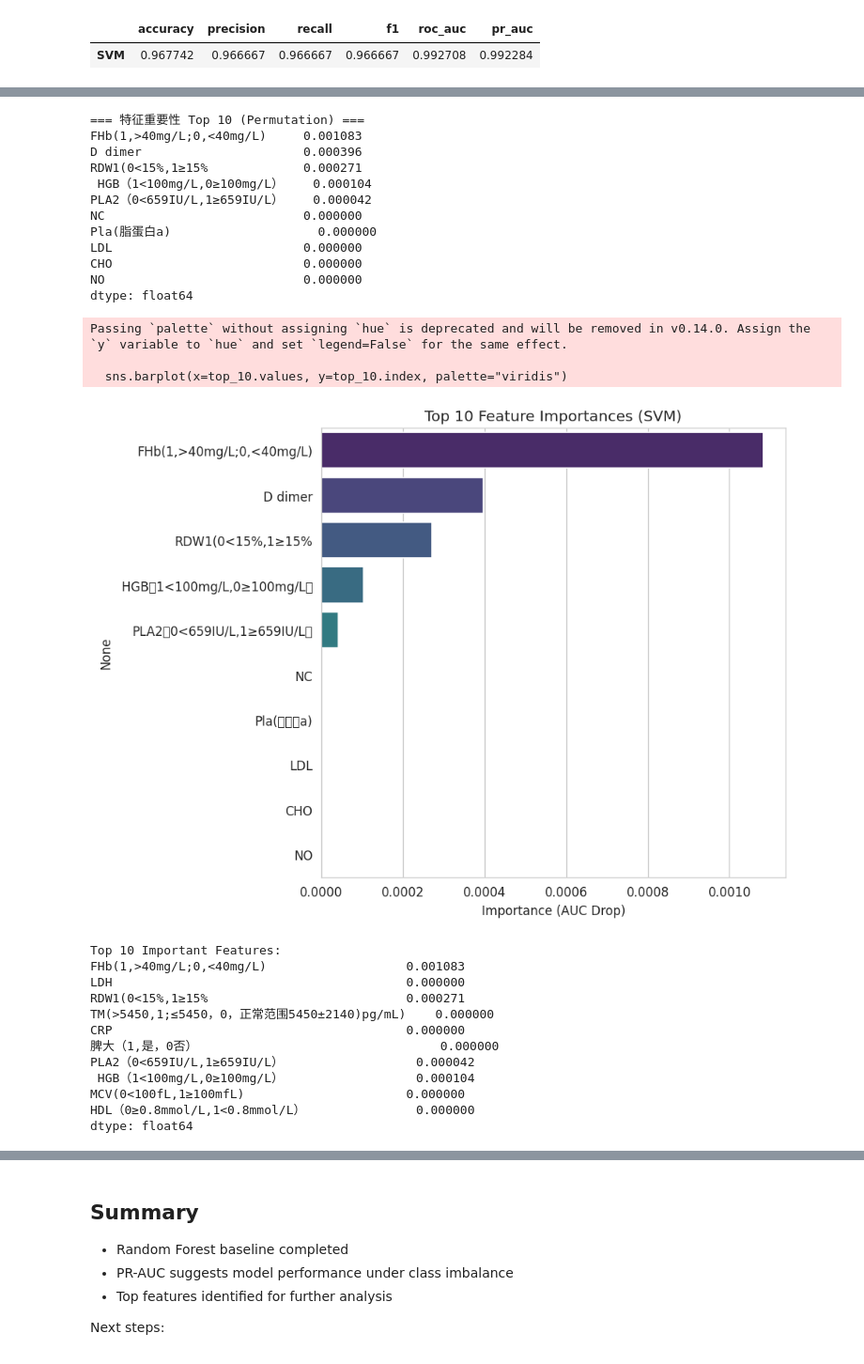
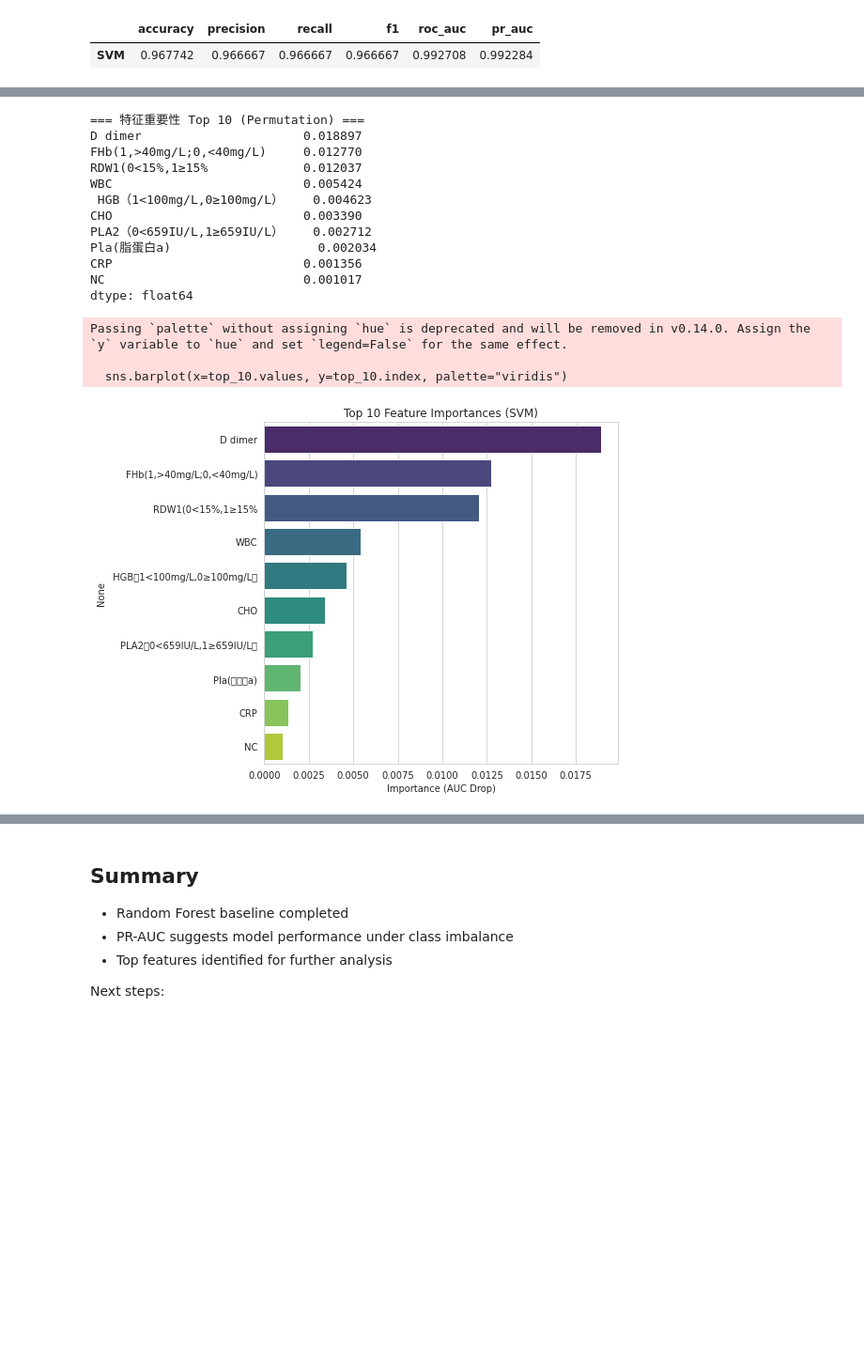
Before and after one commit to enoch321/PLT_Prediction, a Jupyter notebook: notebooks/SVM_PLT.ipynb, the cells around one changed output, grey strips where cells are left out. Shown at 94% size. Drawn from its saved outputs; the diff is of its cells as text; code cells hidden in the pictures; blank space fills up the shorter version.

```diff
--- a/notebooks/SVM_PLT.ipynb
+++ b/notebooks/SVM_PLT.ipynb
@@ -237,7 +237,7 @@ from sklearn.inspection import permutation_importance
 result = permutation_importance(
     model, X, y,
     n_repeats=50,      # 增加重复次数提高稳定性
-    scoring="roc_auc",
+    scoring="f1",
     random_state=RANDOM_STATE,
     n_jobs=-1
 )
@@ -247,56 +247,44 @@ importances = result.importances_mean
 feature_names = X.columns
 
 # 创建 Series 用于排序
 feat_imp = pd.Series(importances, index=feature_names)
 feat_imp_plot = pd.Series(importances, index=feature_names) # 这里保留原名，如果乱码请参考下文
 
 # 排序
 feat_imp_sorted = feat_imp.sort_values(ascending=False)
 
 # 打印 Top 10 (带中文名，打印不会乱码)
 print("\n=== 特征重要性 Top 10 (Permutation) ===")
 print(feat_imp_sorted.head(10))
 
 # 绘图 Top 10
 plt.figure(figsize=(8, 6))
 top_10 = feat_imp_sorted.head(10)
 
 # 这里直接画，如果显示方框，请参考上述方案修改 index
 sns.barplot(x=top_10.values, y=top_10.index, palette="viridis")
 
 plt.title("Top 10 Feature Importances (SVM)")
 plt.xlabel("Importance (AUC Drop)")
 plt.tight_layout()
 plt.show()
 # %% [output]
 === 特征重要性 Top 10 (Permutation) ===
-FHb(1,>40mg/L;0,<40mg/L)     0.001083
-D dimer                      0.000396
-RDW1(0<15%,1≥15%             0.000271
- HGB（1<100mg/L,0≥100mg/L）    0.000104
-PLA2（0<659IU/L,1≥659IU/L）    0.000042
-NC                           0.000000
-Pla(脂蛋白a)                    0.000000
-LDL                          0.000000
-CHO                          0.000000
-NO                           0.000000
+D dimer                      0.018897
+FHb(1,>40mg/L;0,<40mg/L)     0.012770
+RDW1(0<15%,1≥15%             0.012037
+WBC                          0.005424
+ HGB（1<100mg/L,0≥100mg/L）    0.004623
+CHO                          0.003390
+PLA2（0<659IU/L,1≥659IU/L）    0.002712
+Pla(脂蛋白a)                    0.002034
+CRP                          0.001356
+NC                           0.001017
 dtype: float64
 Passing `palette` without assigning `hue` is deprecated and will be removed in v0.14.0. Assign the `y` variable to `hue` and set `legend=False` for the same effect.
 
   sns.barplot(x=top_10.values, y=top_10.index, palette="viridis")
-[figure, old version]
+[figure, new version]
-Top 10 Important Features:
-FHb(1,>40mg/L;0,<40mg/L)                   0.001083
-LDH                                        0.000000
-RDW1(0<15%,1≥15%                           0.000271
-TM(>5450,1;≤5450，0，正常范围5450±2140)pg/mL)    0.000000
-CRP                                        0.000000
-脾大（1,是，0否）                                 0.000000
-PLA2（0<659IU/L,1≥659IU/L）                  0.000042
- HGB（1<100mg/L,0≥100mg/L）                  0.000104
-MCV(0<100fL,1≥100mfL)                      0.000000
-HDL（0≥0.8mmol/L,1<0.8mmol/L）               0.000000
-dtype: float64
 # %%
 metrics_df.to_csv("../outputs/svm_metrics.csv")
 feat_imp.to_csv("../outputs/svm_feature_importance.csv")
```
Also changed, not shown: parts of 3 cells of this notebook, 11 other files.
